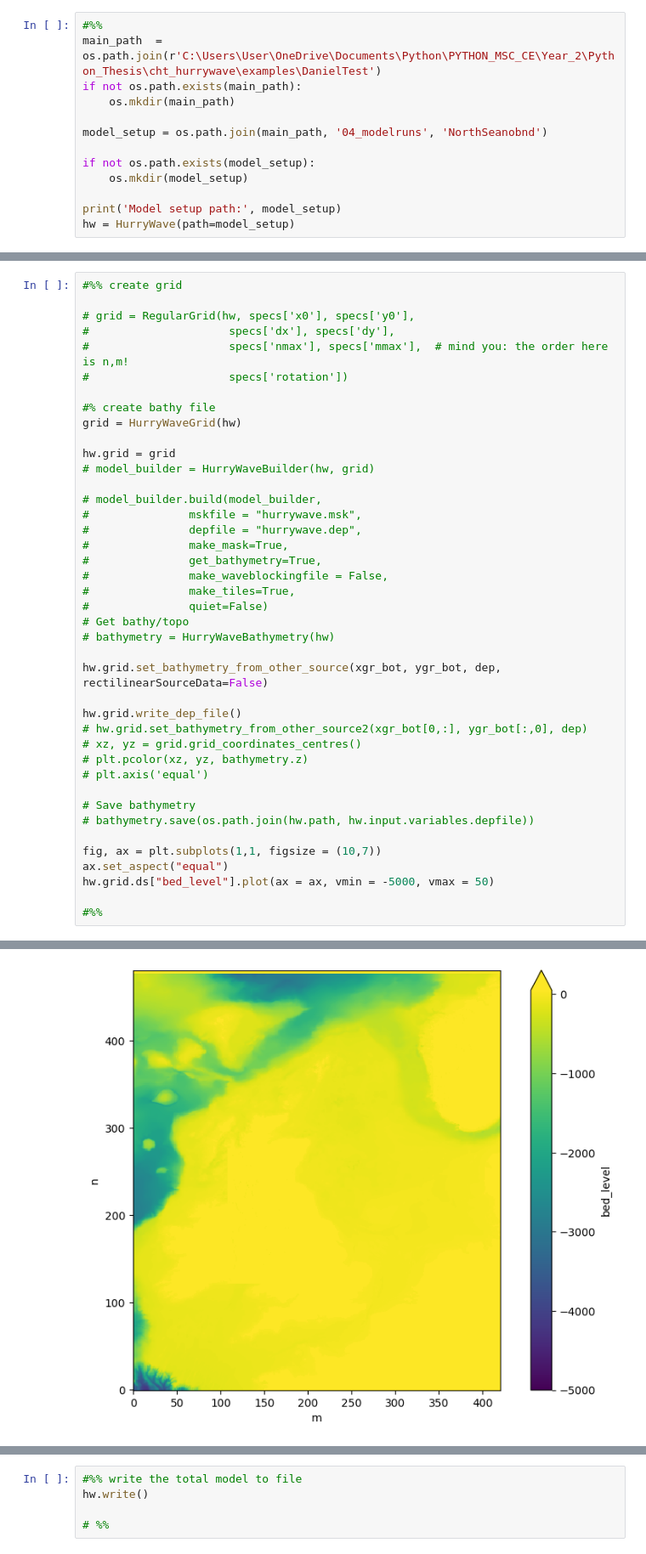
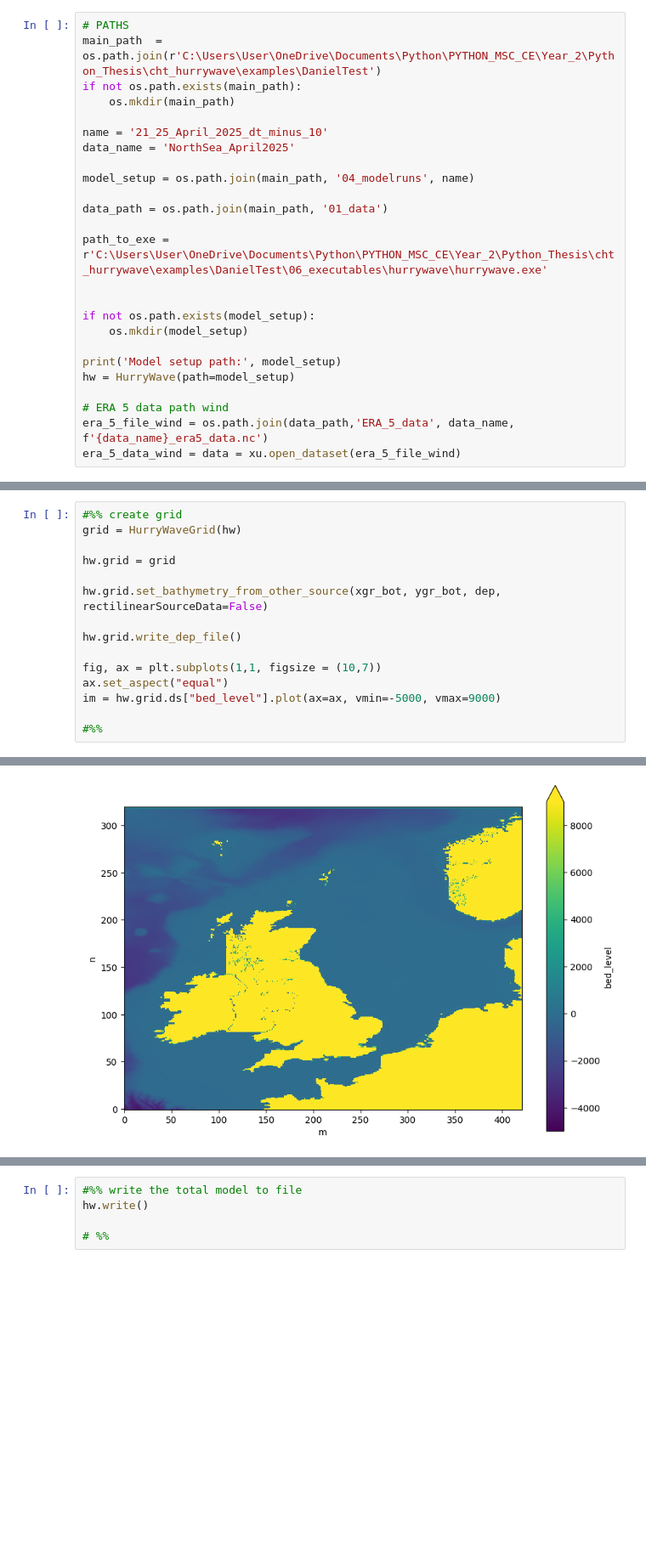
Before and after one commit to Deltares-research/cht_hurrywave, a Jupyter notebook: examples/DanielTest/02_scripts/RunHurrywave.ipynb, the cells around one changed output, grey strips where cells are left out. Shown at 85% size. Saved outputs shown, nothing was run; the diff lists cells and outputs as text; blank space fills up the shorter version.

```diff
--- a/examples/DanielTest/02_scripts/RunHurrywave.ipynb
+++ b/examples/DanielTest/02_scripts/RunHurrywave.ipynb
@@ -27,14 +29,26 @@ import time
 # %%
-#%%
+# PATHS
 main_path  = os.path.join(r'C:\Users\User\OneDrive\Documents\Python\PYTHON_MSC_CE\Year_2\Python_Thesis\cht_hurrywave\examples\DanielTest')
 if not os.path.exists(main_path):
     os.mkdir(main_path)
 
-model_setup = os.path.join(main_path, '04_modelruns', 'NorthSeanobnd')
+name = '21_25_April_2025_dt_minus_10'
+data_name = 'NorthSea_April2025'
+
+model_setup = os.path.join(main_path, '04_modelruns', name)
+
+data_path = os.path.join(main_path, '01_data')
+
+path_to_exe = r'C:\Users\User\OneDrive\Documents\Python\PYTHON_MSC_CE\Year_2\Python_Thesis\cht_hurrywave\examples\DanielTest\06_executables\hurrywave\hurrywave.exe'
+
 
 if not os.path.exists(model_setup):
     os.mkdir(model_setup)
 
 print('Model setup path:', model_setup)
 hw = HurryWave(path=model_setup)
+
+# ERA 5 data path wind
+era_5_file_wind = os.path.join(data_path,'ERA_5_data', data_name, f'{data_name}_era5_data.nc')
+era_5_data_wind = data = xu.open_dataset(era_5_file_wind)
 # %% [output]
@@ -147,43 +301,17 @@ eof
 [figure]
 # %%
 #%% create grid
-
-# grid = RegularGrid(hw, specs['x0'], specs['y0'],
-#                     specs['dx'], specs['dy'],
-#                     specs['nmax'], specs['mmax'],  # mind you: the order here is n,m!
-#                     specs['rotation'])
-
-#% create bathy file
 grid = HurryWaveGrid(hw)
 
 hw.grid = grid
-# model_builder = HurryWaveBuilder(hw, grid)
-
-# model_builder.build(model_builder,
-#               mskfile = "hurrywave.msk",
-#               depfile = "hurrywave.dep",
-#               make_mask=True,
-#               get_bathymetry=True,
-#               make_waveblockingfile = False,
-#               make_tiles=True,
-#               quiet=False)
-# Get bathy/topo
-# bathymetry = HurryWaveBathymetry(hw)
 
 hw.grid.set_bathymetry_from_other_source(xgr_bot, ygr_bot, dep, rectilinearSourceData=False)
 
 hw.grid.write_dep_file()
-# hw.grid.set_bathymetry_from_other_source2(xgr_bot[0,:], ygr_bot[:,0], dep)
-# xz, yz = grid.grid_coordinates_centres()
-# plt.pcolor(xz, yz, bathymetry.z)
-# plt.axis('equal')
-
-# Save bathymetry
-# bathymetry.save(os.path.join(hw.path, hw.input.variables.depfile))
 
 fig, ax = plt.subplots(1,1, figsize = (10,7))
 ax.set_aspect("equal")
-hw.grid.ds["bed_level"].plot(ax = ax, vmin = -5000, vmax = 50)
+im = hw.grid.ds["bed_level"].plot(ax=ax, vmin=-5000, vmax=9000)
 
 #%%
 # %% [output]
@@ -191,4 +318,4 @@ hw.grid.ds["bed_level"].plot(ax = ax, vmin = -5000, vmax = 50)
-[figure, old version]
+[figure, new version]
 # %%
 #% Mask
 # Initialize polygons as None
```
Also changed, not shown: parts of 14 cells of this notebook, 16 other files.
